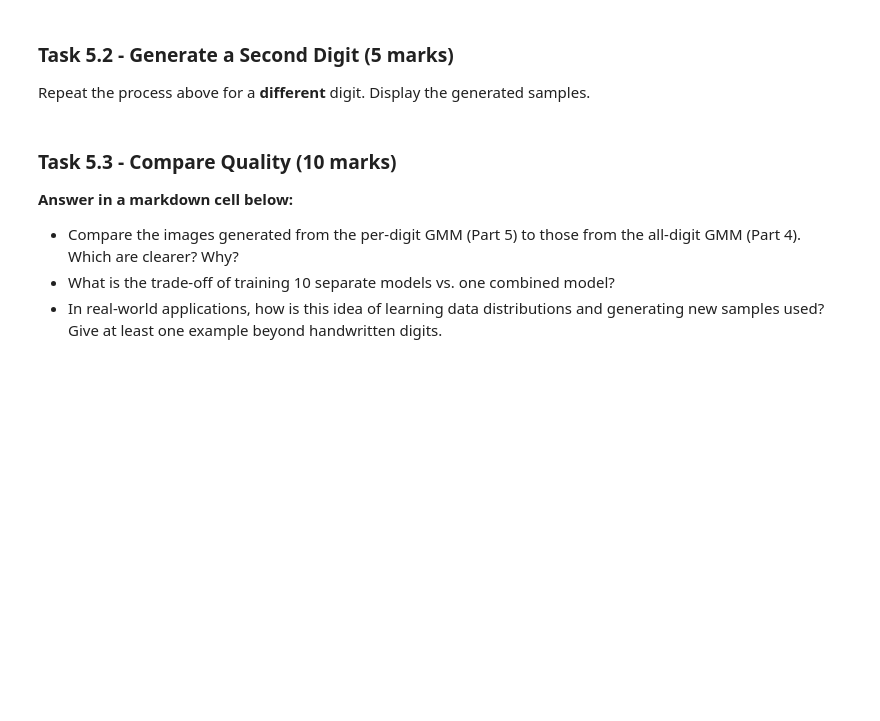
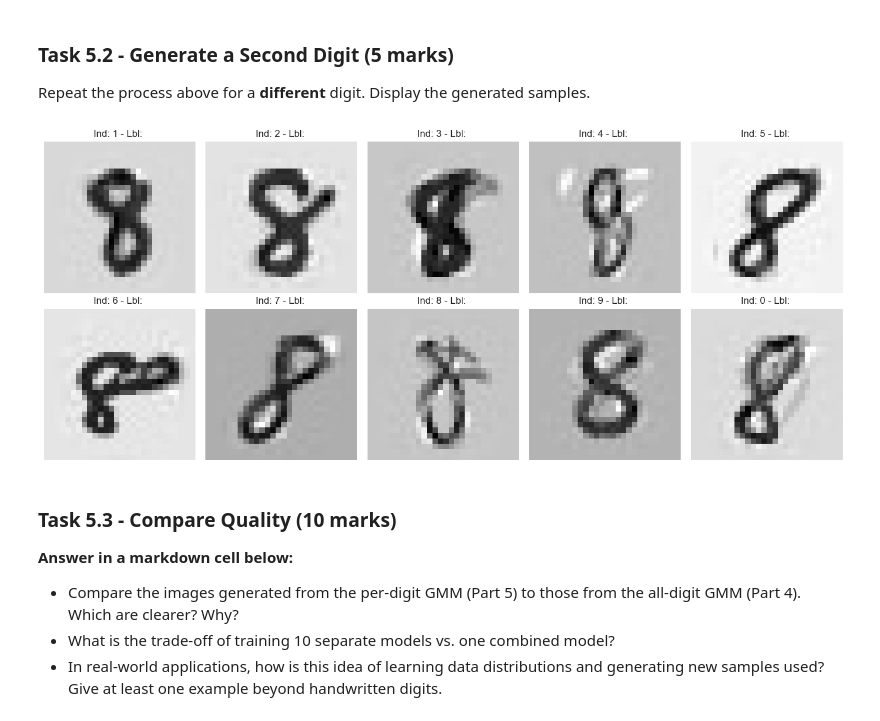
Before and after one commit to 3950-1252-Intro-to-machine-learning/3950-assignment3-smalona1, a Jupyter notebook: gmm_image_generation_assignment.ipynb, the cells around one changed output. Saved outputs shown, nothing was run; the diff lists cells and outputs as text; code cells hidden in the pictures; blank space fills up the shorter version.

```diff
--- a/gmm_image_generation_assignment.ipynb
+++ b/gmm_image_generation_assignment.ipynb
@@ -248,3 +261,24 @@ DIGIT_TO_GENERATE_2 = ...  # Pick a DIFFERENT digit
+# %%
+# TODO: Repeat for a different digit
+
+DIGIT_TO_GENERATE_2 = 8  # Pick a DIFFERENT digit
+
+# Filter, fit, generate
+digit_data_2 = data[y.astype(int) == DIGIT_TO_GENERATE_2]
+
+gmm_single_2 = GaussianMixture(n_components=300, covariance_type='full', random_state=0)
+gmm_single_2.fit(digit_data_2)
+
+data_new_single_2 = gmm_single_2.sample(10)
+data_new_single_2 = data_new_single_2[0]
+
+new_digits_single_2 = pca.inverse_transform(data_new_single_2)
+showDigits(digits=new_digits_single_2,
+           labels=["","","","","","","","","",""],
+           indexes=[1,2,3,4,5,6,7,8,9,0],
+           size=28, cols=5)
+# %% [output]
+[figure, added]
 # %% [markdown]
 ### Task 5.3 - Compare Quality (10 marks)
 **Answer in a markdown cell below:**
```
Also changed, not shown: parts of 7 cells of this notebook.
